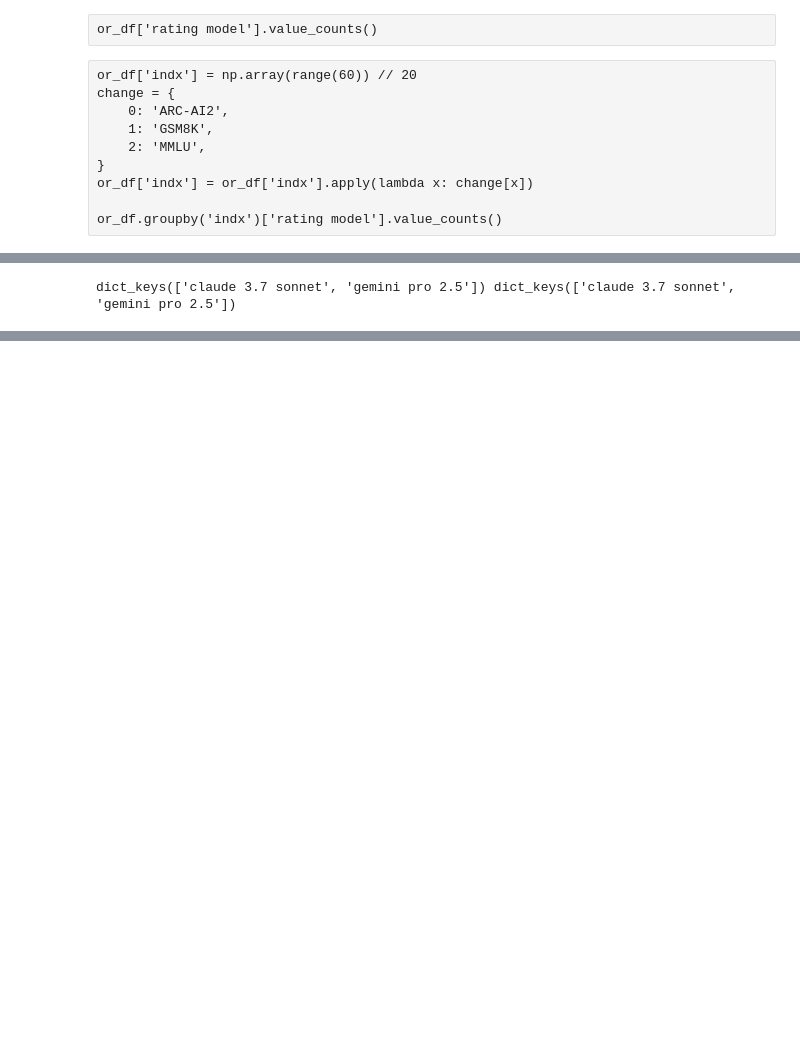
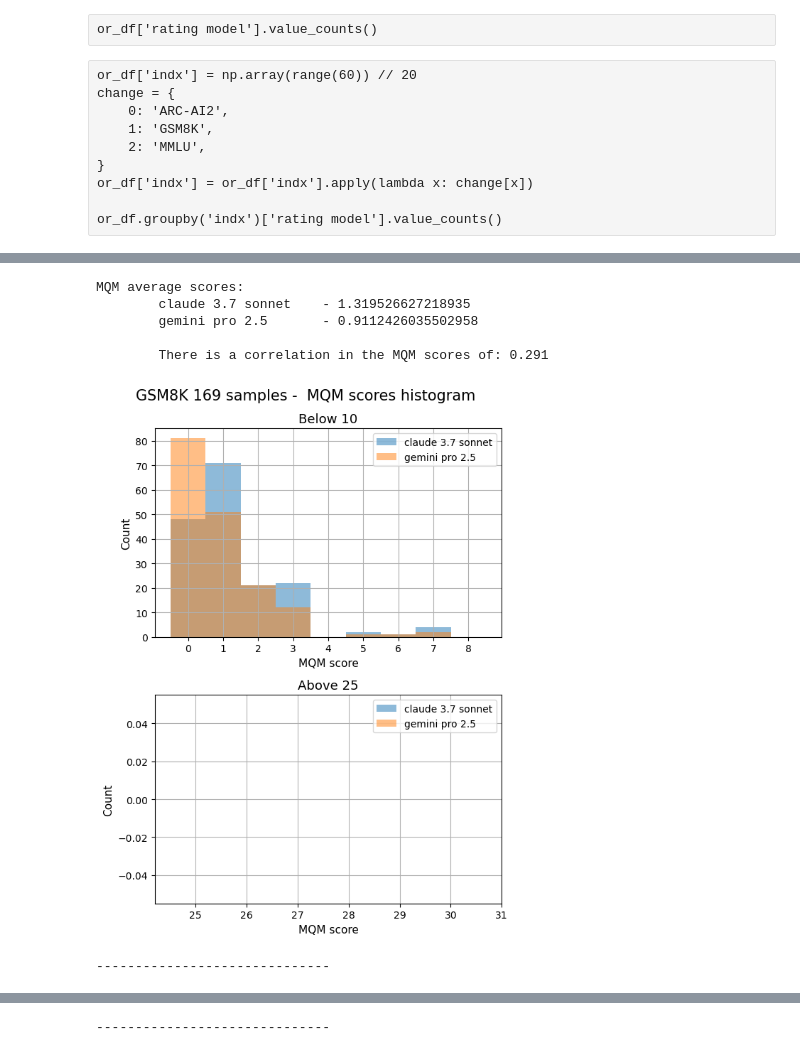
Before and after one commit to sarelWeinberger/qwen-hebrew-finetuning, a Jupyter notebook: translation/3 - Evaluate labeling.ipynb, the cells around one changed output, grey strips where cells are left out. Cells and saved outputs as stored; diff of their text form; code cells hidden in the pictures; blank space fills up the shorter version.

```diff
--- a/translation/3 - Evaluate labeling.ipynb
+++ b/translation/3 - Evaluate labeling.ipynb
@@ -100,5 +156,11 @@ From 169 samples overall, the distribution of choosing the best model:
 # %%
-mqm_res, mqm_score = parse_mqm(or_df[or_df['rating model'] != 'SKIP'], label_df[or_df['rating model'] != 'SKIP'])
-print(mqm_res.keys(), mqm_score.keys())
+mqm_res, mqm_score = parse_mqm(gsm_or_df[gsm_or_df['rating model'] != 'SKIP'], gsm_label_df[gsm_or_df['rating model'] != 'SKIP'])
+MQM_metrics(mqm_res, mqm_score, f'GSM8K {gsm_or_df.shape[0] - (gsm_or_df["rating model"] == "SKIP").sum()} samples - ', 'gsm')
 # %% [output]
-dict_keys(['claude 3.7 sonnet', 'gemini pro 2.5']) dict_keys(['claude 3.7 sonnet', 'gemini pro 2.5'])
+MQM average scores:
+        claude 3.7 sonnet    - 1.319526627218935
+        gemini pro 2.5       - 0.9112426035502958
+
+        There is a correlation in the MQM scores of: 0.291
+[figure, added]
+------------------------------
@@ -104,0 +168 @@ dict_keys(['claude 3.7 sonnet', 'gemini pro 2.5']) dict_keys(['claude 3.7 sonnet
+------------------------------
```
Also changed, not shown: parts of 49 cells of this notebook, 30 other files.
